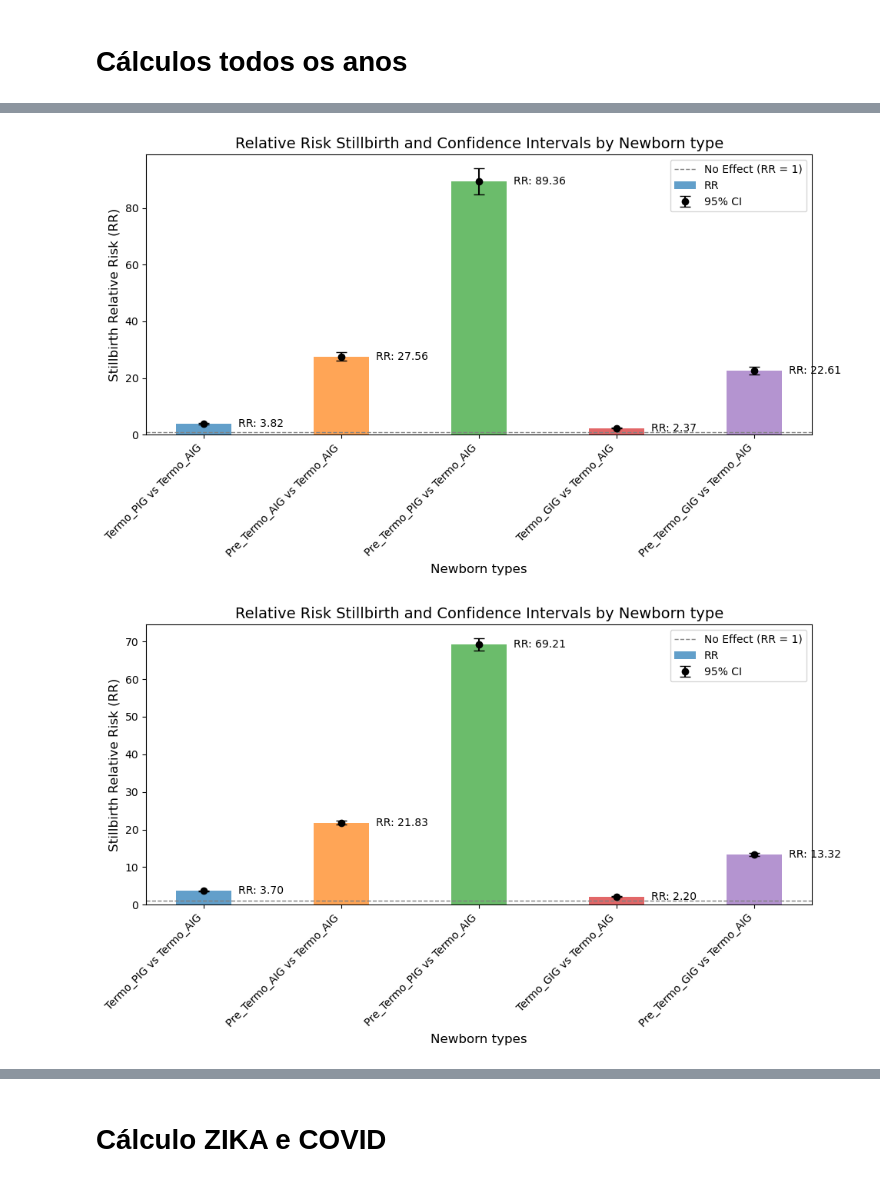
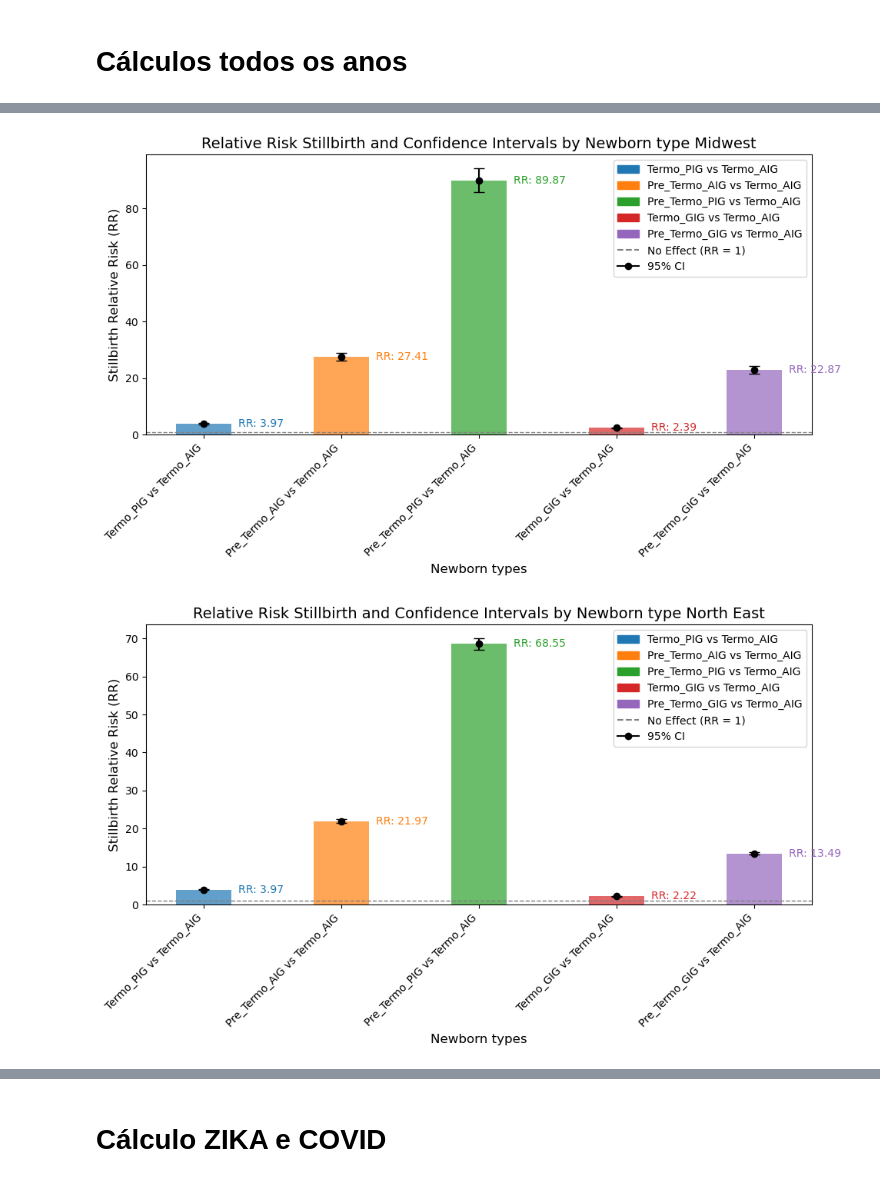
Before and after one commit to mtt89/rr_obito_fetal, a Jupyter notebook: calc_risco_relativo_obito_fetal_considerando_nasc.ipynb, the cells around one changed output, grey strips where cells are left out. Drawn from its saved outputs; the diff is of its cells as text; code cells hidden in the pictures.

```diff
--- a/calc_risco_relativo_obito_fetal_considerando_nasc.ipynb
+++ b/calc_risco_relativo_obito_fetal_considerando_nasc.ipynb
@@ -139,7 +141,7 @@ display(df_regioes_geral)
 df_brasil_geral.to_csv('resultado/rr_obitos_c_nasc_brasil.csv', index=False)
 df_regioes_geral.to_csv('resultado/rr_obitos_c_nasc_regiao.csv', index=False)
 # %%
-def graf_box_plot(df, nome_graf):
+def graf_box_plot(df, nome_graf, label):
     # Configurações do gráfico
     fig, ax = plt.subplots(figsize=(10, 6))  # Tamanho do gráfico
 
@@ -147,35 +149,50 @@ def graf_box_plot(df, nome_graf):
     x = np.arange(len(df['Comparison']))  # Posições para cada comparação
     width = 0.4  # Largura das barras
 
-    # Definindo as cores das barras e barras de erro
-    cores_barras = ['#1f77b4', '#ff7f0e', '#2ca02c', '#d62728', '#9467bd']  # Cores das barras
-    cor_erro = 'black'  # Cor das barras de erro
+    # Definindo as cores das barras
+    cores_barras = ['#1f77b4', '#ff7f0e', '#2ca02c', '#d62728', '#9467bd']
+    cor_erro = 'black'  # Cor da bolinha do erro IC
+    cor_linha_ic = 'gray'  # Cor da linha pontilhada do intervalo de confiança
 
     # Plotando as barras para o RR
-    bars = ax.bar(x, df['RR'], width, label='RR', color=cores_barras, alpha=0.7)
+    bars = ax.bar(x, df['RR'], width, color=cores_barras, alpha=0.7)
 
-    # Adicionando as barras de erro para os intervalos de confiança
-    ax.errorbar(x, df['RR'], yerr=[df['RR'] - df['CI Lower'], df['CI Upper'] - df['RR']],
-                fmt='o', color=cor_erro, label='95% CI', capsize=5)
+    # Adicionando os intervalos de confiança (linha pontilhada cinza)
+    for i in range(len(df)):
+        ax.plot([x[i], x[i]], [df['CI Lower'][i], df['CI Upper'][i]],
+                linestyle='--', color=cor_linha_ic)
+
+    # Adicionando as bolinhas do intervalo de confiança
+    ax.errorbar(x, df['RR'],
+                yerr=[df['RR'] - df['CI Lower'], df['CI Upper'] - df['RR']],
+                fmt='o', color=cor_erro, capsize=5)
 
     # Adicionando os valores de RR ao lado direito de cada barra
-    for i, rr in enumerate(df['RR']):
-        ax.text(x[i] + width/2 + 0.05, rr, f'RR: {rr:.2f}', ha='left', va='center', fontsize=10, color='black')
+    for i, (rr, cor) in enumerate(zip(df['RR'], cores_barras)):
+        ax.text(x[i] + width/2 + 0.05, rr, f'RR: {rr:.2f}', ha='left', va='center',
+                fontsize=10, color=cor)
 
     # Adicionando texto e labels
+    dict_label = {'Brasil': 'Brazil', 'Norte': 'North', 'Nordeste': 'North East',
+                  'Sudeste': 'Southeast', 'Sul': 'South', 'Centro-Oeste': 'Midwest'}
     ax.set_xlabel("Newborn types", fontsize=12)
     ax.set_ylabel("Stillbirth Relative Risk (RR)", fontsize=12)
-    ax.set_title("Relative Risk Stillbirth and Confidence Intervals by Newborn type", fontsize=14)
+    ax.set_title(f"Relative Risk Stillbirth and Confidence Intervals by Newborn type {dict_label[label]}", fontsize=14)
 
     # Definindo os rótulos do eixo x
     ax.set_xticks(x)
     ax.set_xticklabels(df['Comparison'], rotation=45, ha="right", fontsize=10)
 
-    # Adicionando uma linha de referência em RR = 1 (nenhum efeito)
+    # Adicionando a linha pontilhada cinza de referência em RR = 1
     ax.axhline(y=1, color='gray', linestyle='--', linewidth=1, label='No Effect (RR = 1)')
 
-    # Adicionando legenda
-    ax.legend(fontsize=10)
+    # Criando legendas personalizadas
+    legendas_rr = [mpatches.Patch(color=cor, label=comp) for cor, comp in zip(cores_barras, df['Comparison'])]
+    legenda_ic = mlines.Line2D([], [], color='black', marker='o', linestyle='-', label='95% CI')
+    legenda_no_effect = mlines.Line2D([], [], color='gray', linestyle='--', label='No Effect (RR = 1)')
+
+    # Criando a legenda com todos os elementos
+    ax.legend(handles=legendas_rr + [legenda_no_effect, legenda_ic], fontsize=10)
 
     # Ajustando layout para não cortar labels
     fig.tight_layout()
@@ -192,9 +209,9 @@ graf_box_plot(df=df_brasil_geral, nome_graf='./graficos/box_plot_brasil_todos_os
 # %%
 vet_reg = pd.unique(df_regioes_geral['Region'])
 for reg in vet_reg:
     df_graf_reg = df_regioes_geral[df_regioes_geral['Region']==reg].reset_index(drop=True)
     path = f'./graficos/box_plot_{reg}_todos_os_anos_RR_com_nasc.png'
-    graf_box_plot(df=df_graf_reg, nome_graf=path)
+    graf_box_plot(df=df_graf_reg, nome_graf=path, label=reg)
 # %% [output]
-[figure, old version]
+[figure, new version]
-[figure, old version]
+[figure, new version]
```
Also changed, not shown: parts of 13 cells of this notebook, 1 other file.
